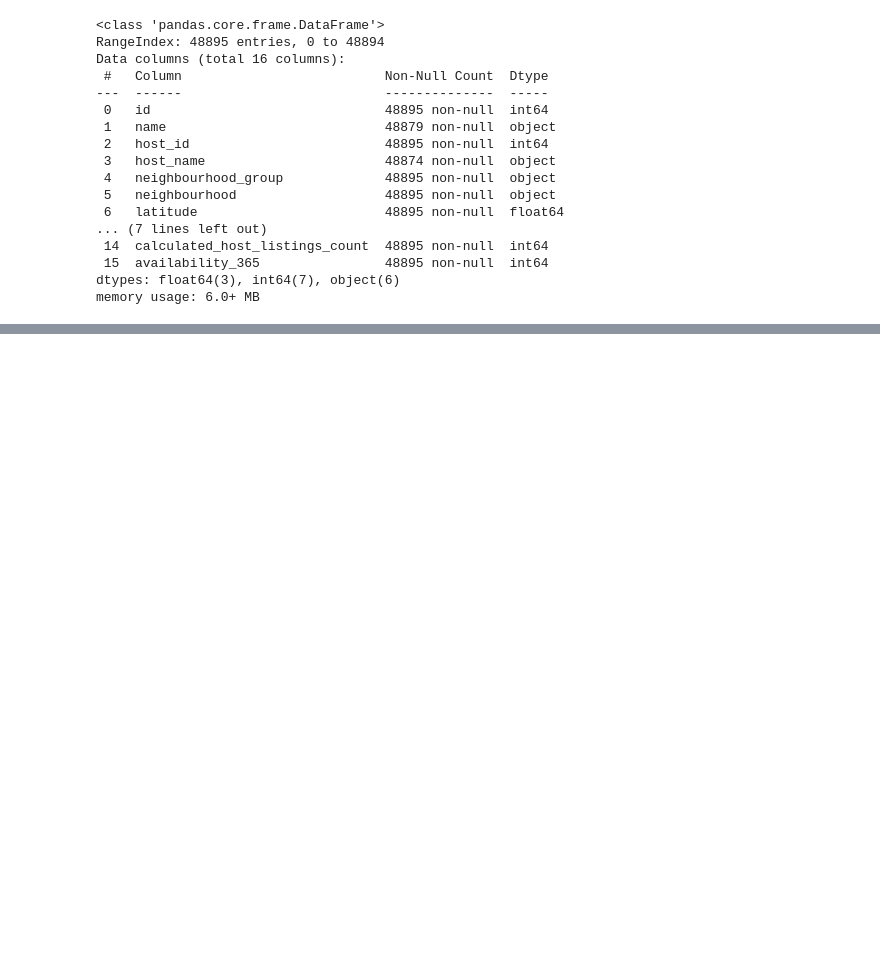
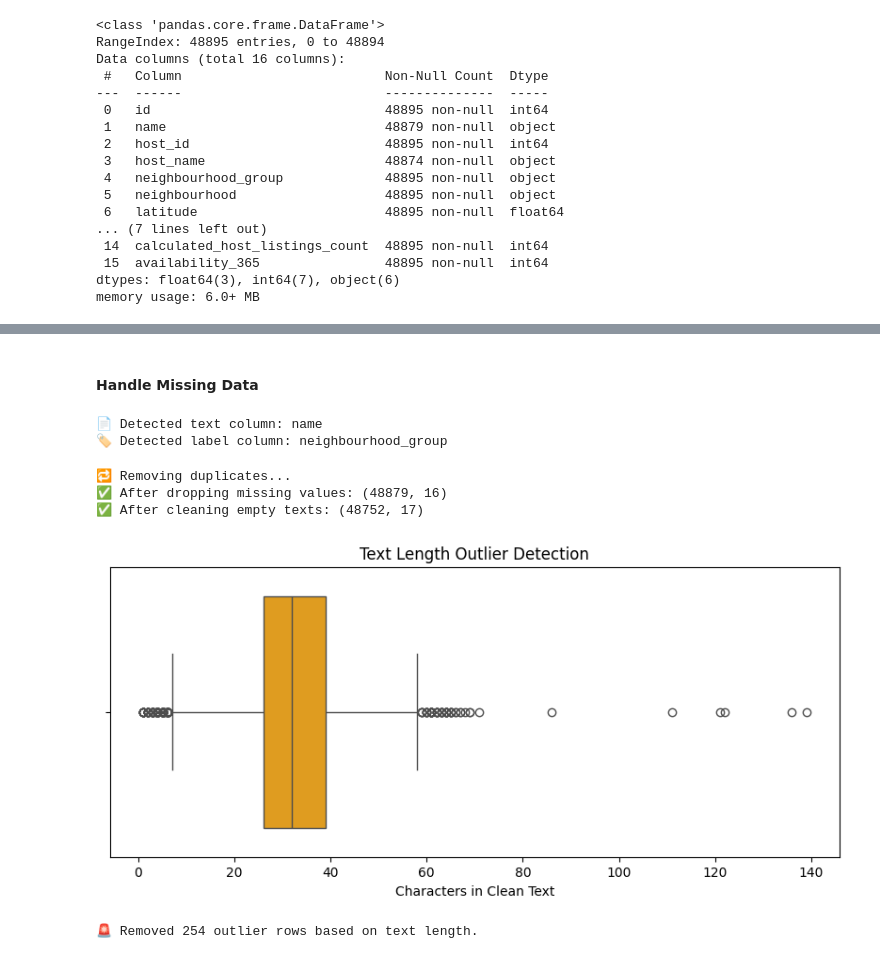
Before and after one commit to DEVang0876/Oasis, a Jupyter notebook: week2/Data Cleaning/new_york_city_Airbnb.ipynb, the cells around one changed output, grey strips where cells are left out. Drawn from its saved outputs; the diff is of its cells as text; code cells hidden in the pictures; blank space fills up the shorter version.

```diff
--- a/week2/Data Cleaning/new_york_city_Airbnb.ipynb
+++ b/week2/Data Cleaning/new_york_city_Airbnb.ipynb
@@ -79,0 +117,69 @@ df.describe()
+# %% [markdown]
+<h4>Handle Missing Data
+# %%
+# Automatically identify text and label columns
+potential_text_cols = [col for col in df.columns if df[col].dtype == "object" and df[col].str.len().mean() > 20]
+potential_label_cols = [col for col in df.columns if df[col].nunique() <= 5 and df[col].dtype in ["object", "int", "category"]]
+
+# Choose best guesses
+text_col = potential_text_cols[0] if potential_text_cols else None
+label_col = potential_label_cols[0] if potential_label_cols else None
+
+print(f"📄 Detected text column: {text_col}")
+print(f"🏷️ Detected label column: {label_col}")
+
+if text_col is None or label_col is None:
+    raise Exception("❌ Could not automatically detect text or label column. Please specify manually.")
+# %% [output]
+📄 Detected text column: name
+🏷️ Detected label column: neighbourhood_group
+# %%
+# Remove duplicates
+print("\n🔁 Removing duplicates...")
+df = df.drop_duplicates().reset_index(drop=True)
+
+# Drop rows where text or label is missing
+df = df.dropna(subset=[text_col, label_col])
+print(f"✅ After dropping missing values: {df.shape}")
+
+# Text Cleaning
+def clean_text(text):
+    text = str(text).lower()
+    text = re.sub(r"http\S+|www\S+|@\w+|#[\w_]+", " ", text)       # URLs, mentions, hashtags
+    text = re.sub(r"[^a-z\s]", "", text)                           # Remove punctuation, numbers
+    text = re.sub(r"\s+", " ", text).strip()                       # Remove extra whitespace
+    return " ".join([word for word in text.split() if word not in stop])
+
+df["clean_text"] = df[text_col].apply(clean_text)
+
+# Drop rows with empty clean text
+df = df[df["clean_text"].str.strip() != ""]
+print(f"✅ After cleaning empty texts: {df.shape}")
+# %% [output]
+🔁 Removing duplicates...
+✅ After dropping missing values: (48879, 16)
+✅ After cleaning empty texts: (48752, 17)
+# %%
+# Add text length column
+df["text_len"] = df["clean_text"].apply(len)
+
+# Boxplot for outliers
+plt.figure(figsize=(10,4))
+sns.boxplot(x=df["text_len"], color='orange')
+plt.title("Text Length Outlier Detection")
+plt.xlabel("Characters in Clean Text")
+plt.show()
+
+# Outlier filtering using IQR
+Q1 = df["text_len"].quantile(0.25)
+Q3 = df["text_len"].quantile(0.75)
+IQR = Q3 - Q1
+
+before = df.shape[0]
+df = df[(df["text_len"] >= Q1 - 1.5 * IQR) & (df["text_len"] <= Q3 + 1.5 * IQR)]
+after = df.shape[0]
+
+print(f"🚨 Removed {before - after} outlier rows based on text length.")
+# %% [output]
+[figure, added]
+🚨 Removed 254 outlier rows based on text length.
```
Also changed, not shown: parts of 5 cells of this notebook, 1 other file.
